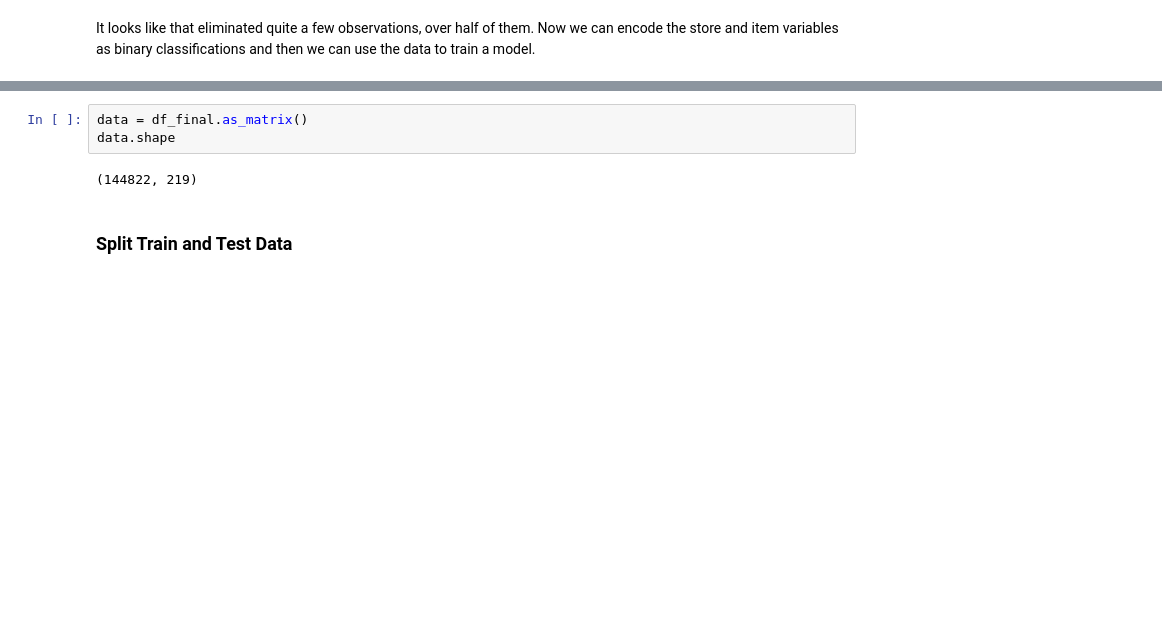
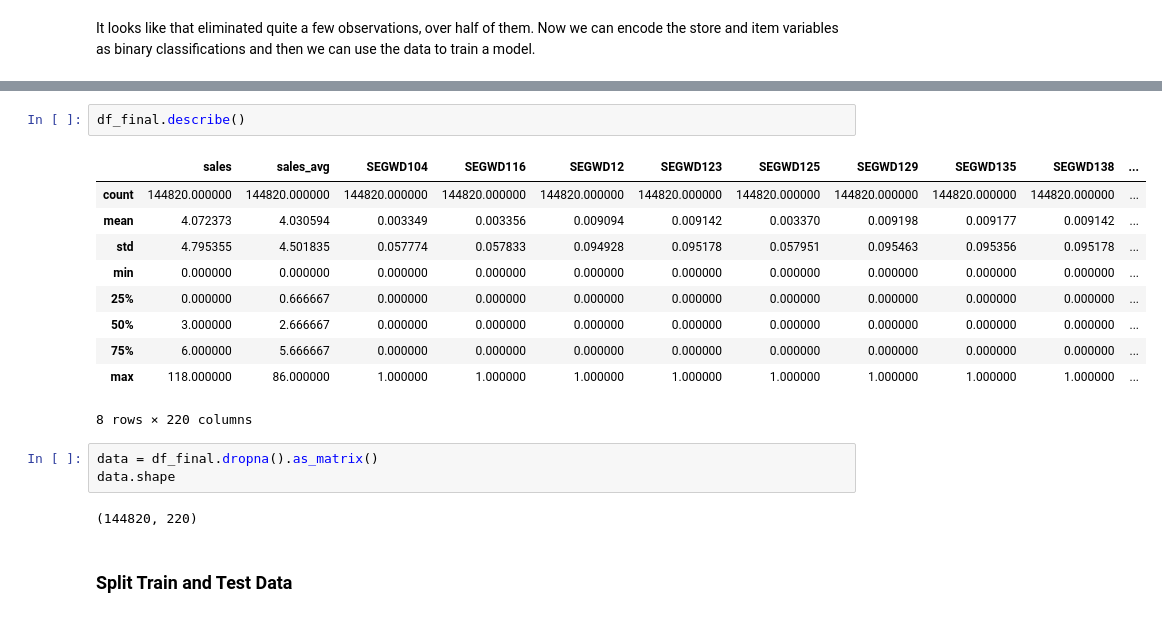
Before and after one commit to CalebEverett/store_model, a Jupyter notebook: store_model.ipynb, the cells around one changed output, grey strips where cells are left out. Cells and saved outputs as stored; diff of their text form; blank space fills up the shorter version.

```diff
--- a/store_model.ipynb
+++ b/store_model.ipynb
@@ -267,8 +269,21 @@ df_final.head()
+# %%
+df_final.describe()
+# %% [output]
+|  | sales | sales_avg | SEGWD104 | SEGWD116 | SEGWD12 | SEGWD123 | SEGWD125 | SEGWD129 | SEGWD135 | SEGWD138 | ... |
+| count | 144820.000000 | 144820.000000 | 144820.000000 | 144820.000000 | 144820.000000 | 144820.000000 | 144820.000000 | 144820.000000 | 144820.000000 | 144820.000000 | ... |
+| mean | 4.072373 | 4.030594 | 0.003349 | 0.003356 | 0.009094 | 0.009142 | 0.003370 | 0.009198 | 0.009177 | 0.009142 | ... |
+| std | 4.795355 | 4.501835 | 0.057774 | 0.057833 | 0.094928 | 0.095178 | 0.057951 | 0.095463 | 0.095356 | 0.095178 | ... |
+| min | 0.000000 | 0.000000 | 0.000000 | 0.000000 | 0.000000 | 0.000000 | 0.000000 | 0.000000 | 0.000000 | 0.000000 | ... |
+| 25% | 0.000000 | 0.666667 | 0.000000 | 0.000000 | 0.000000 | 0.000000 | 0.000000 | 0.000000 | 0.000000 | 0.000000 | ... |
+| 50% | 3.000000 | 2.666667 | 0.000000 | 0.000000 | 0.000000 | 0.000000 | 0.000000 | 0.000000 | 0.000000 | 0.000000 | ... |
+| 75% | 6.000000 | 5.666667 | 0.000000 | 0.000000 | 0.000000 | 0.000000 | 0.000000 | 0.000000 | 0.000000 | 0.000000 | ... |
+| max | 118.000000 | 86.000000 | 1.000000 | 1.000000 | 1.000000 | 1.000000 | 1.000000 | 1.000000 | 1.000000 | 1.000000 | ... |
+8 rows × 220 columns
 # %%
-data = df_final.as_matrix()
+data = df_final.dropna().as_matrix()
 data.shape
 # %% [output]
-(144822, 219)
+(144820, 220)
 # %% [markdown]
 ### Split Train and Test Data
 # %% [markdown]
```
Also changed, not shown: parts of 8 cells of this notebook.
